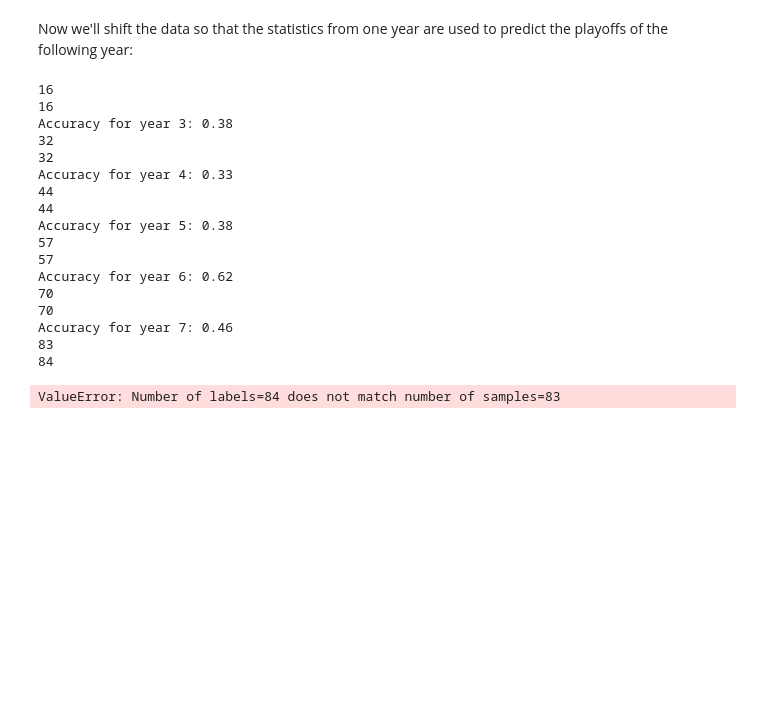
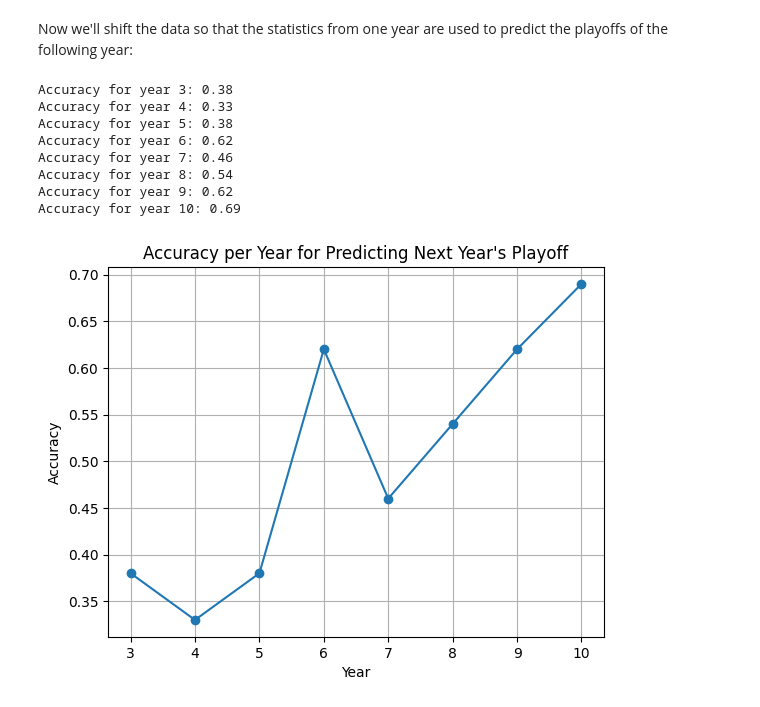
Before and after one commit to P1ntas/Machine-Learning, a Jupyter notebook: notebook.ipynb, the cells around one changed output. Saved outputs shown, nothing was run; the diff lists cells and outputs as text; code cells hidden in the pictures; blank space fills up the shorter version.

```diff
--- a/notebook.ipynb
+++ b/notebook.ipynb
@@ -408,7 +408,7 @@ years = data1['year'].unique()
 years.sort()
 
 # if 'i' is 2, we want to predict the playoffs in year 3, etc.
-for i in range(2, 9):
+for i in range(2, len(years)):
     train_years = years[:(i - 1)]
     train_years_2 = years[1:i]
     test_year = years[i]
@@ -483,60 +483,49 @@ for i in range(2, 9):
         test = test[condition]
 
     if i > 6:
-        condition = ~((train['tmID_CHI'] == True) & (train['year'] == 7))
-        train = train[condition]
+        condition = ~((train_2['tmID_CHI'] == True) & (train_2['year'] == 7))
+        train_2 = train_2[condition]
 
     if i == 8:
         condition = ~((test['tmID_ATL'] == True) & (test['year'] == 9))
         test = test[condition]
 
     if i > 8:
-        condition = ~((train['tmID_ATL'] == True) & (train['year'] == 9))
-        train = train[condition]
+        condition = ~((train_2['tmID_ATL'] == True) & (train_2['year'] == 9))
+        train_2 = train_2[condition]
 
 
     X_train = train.drop(columns=["playoff"])
     Y_train = train_2['playoff']
     X_test = test_2.drop(columns=["playoff"])
     Y_test = test['playoff']
 
     X_train.to_csv("X_train.csv")
     Y_train.to_csv("Y_train.csv")
-    print(len(X_train))
-    print(len(Y_train))
 
     model = DecisionTreeClassifier(random_state=42)
 
     model.fit(X_train, Y_train)
 
     predictions = model.predict(X_test)
 
     accuracy = round(accuracy_score(Y_test, predictions), 2)
     print("Accuracy for year {}: {}".format(i + 1, accuracy))
     accuracy_list.append(accuracy)
 
-plt.plot(list(range(3, len(years))), accuracy_list, marker='o', linestyle='-')
+plt.plot(list(range(3, len(years) + 1)), accuracy_list, marker='o', linestyle='-')
 plt.xlabel("Year")
 plt.ylabel("Accuracy")
 plt.title("Accuracy per Year for Predicting Next Year's Playoff")
 plt.grid(True)
 plt.show()
 # %% [output]
-16
-16
 Accuracy for year 3: 0.38
-32
-32
 Accuracy for year 4: 0.33
-44
-44
 Accuracy for year 5: 0.38
-57
-57
 Accuracy for year 6: 0.62
-70
-70
 Accuracy for year 7: 0.46
-83
-84
+Accuracy for year 8: 0.54
+Accuracy for year 9: 0.62
+Accuracy for year 10: 0.69
-ValueError: Number of labels=84 does not match number of samples=83
+[figure, added]
```
Also changed, not shown: 2 other files.
